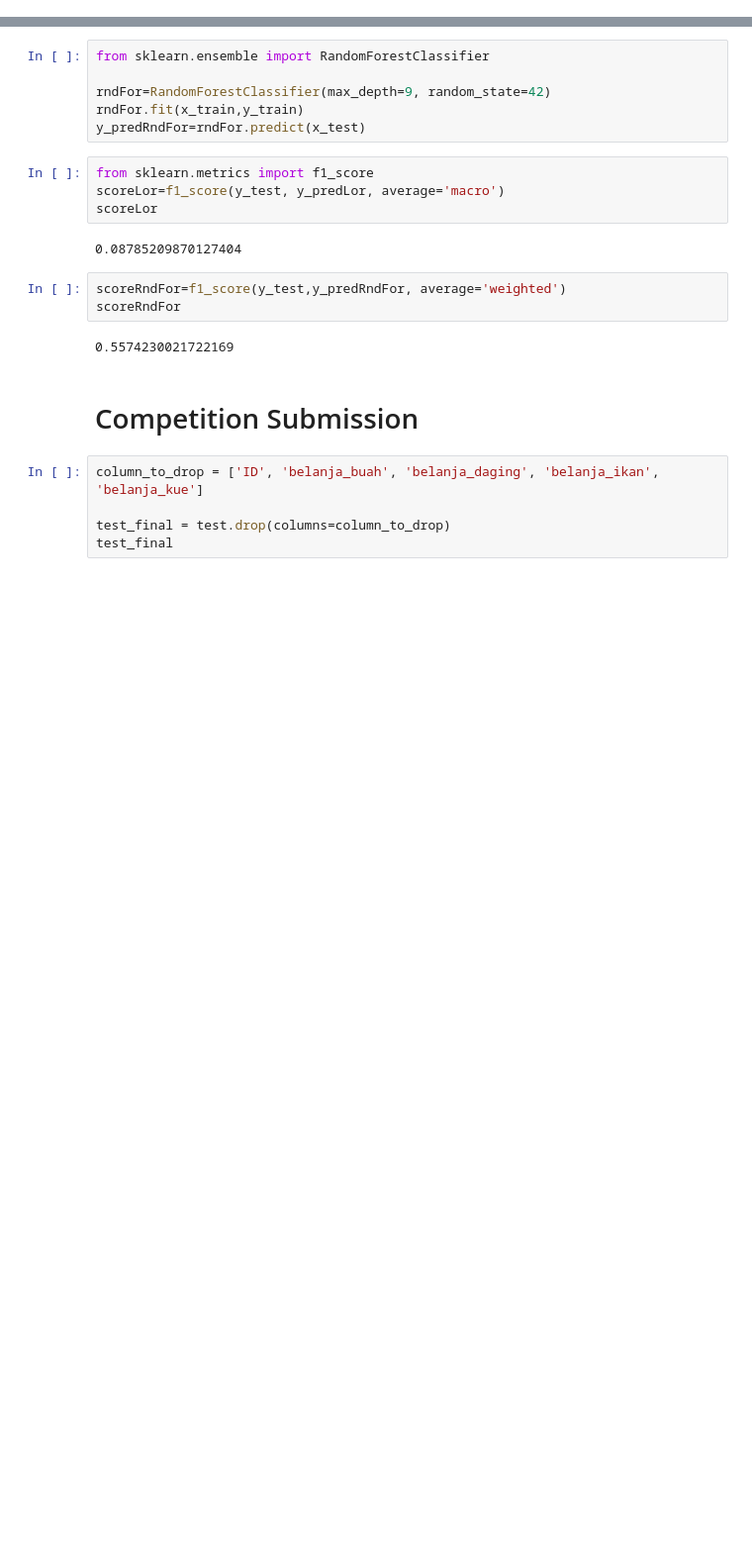
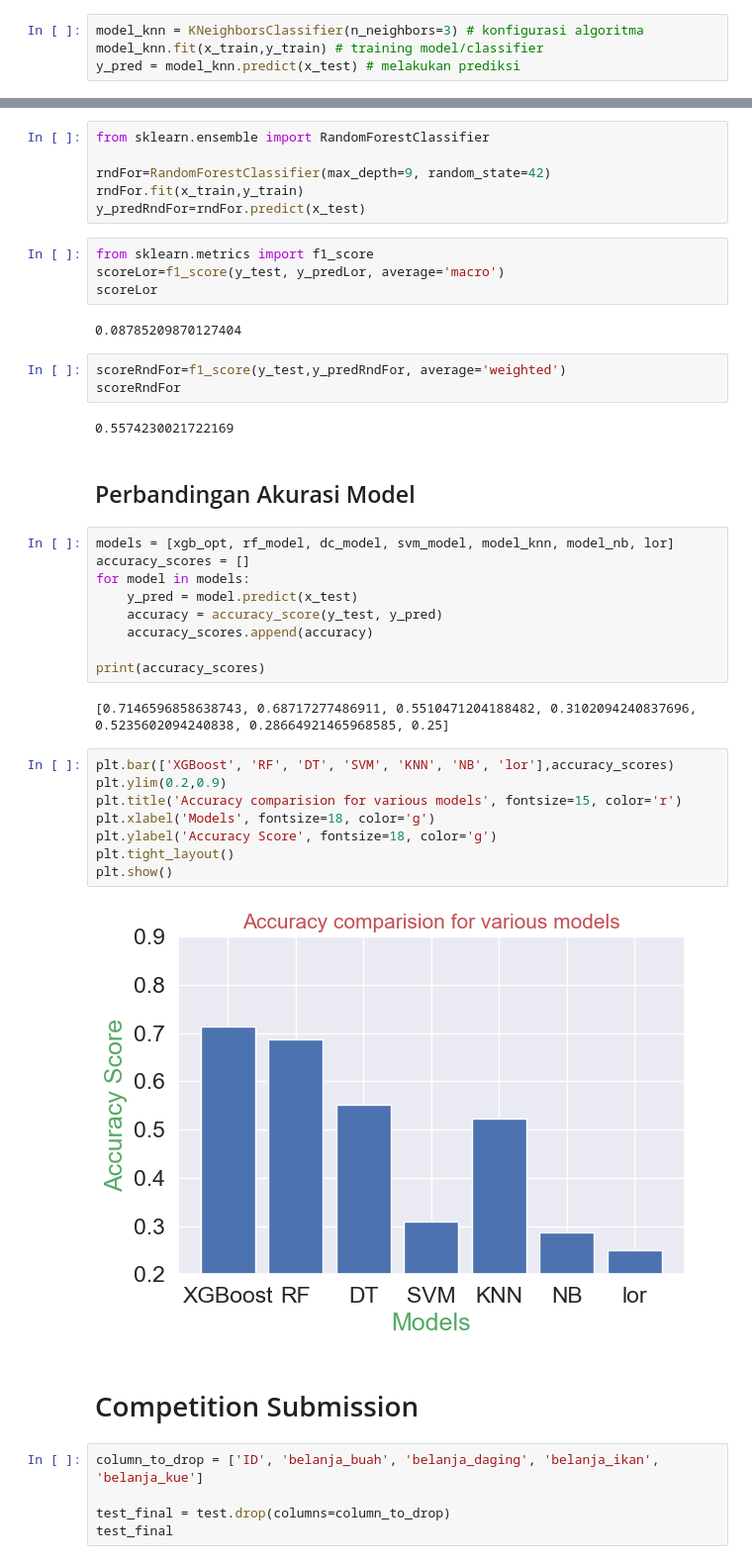
Before and after one commit to triskaaaw/prediction, a Jupyter notebook: prediction_yonita.ipynb, the cells around one changed output, grey strips where cells are left out. Shown at 99% size. Cells and saved outputs as stored; diff of their text form; blank space fills up the shorter version.

```diff
--- a/prediction_yonita.ipynb
+++ b/prediction_yonita.ipynb
@@ -1213,0 +1188,4 @@ Laporan Klasifikasi KNN:
+# %%
+model_knn = KNeighborsClassifier(n_neighbors=3) # konfigurasi algoritma
+model_knn.fit(x_train,y_train) # training model/classifier
+y_pred = model_knn.predict(x_test) # melakukan prediksi
@@ -1285,6 +1283,29 @@ scoreRndFor=f1_score(y_test,y_predRndFor, average='weighted')
 scoreRndFor
 # %% [output]
 0.5574230021722169
+# %% [markdown]
+## Perbandingan Akurasi Model
+# %%
+models = [xgb_opt, rf_model, dc_model, svm_model, model_knn, model_nb, lor]
+accuracy_scores = []
+for model in models:
+    y_pred = model.predict(x_test)
+    accuracy = accuracy_score(y_test, y_pred)
+    accuracy_scores.append(accuracy)
+
+print(accuracy_scores)
+# %% [output]
+[0.7146596858638743, 0.68717277486911, 0.5510471204188482, 0.3102094240837696, 0.5235602094240838, 0.28664921465968585, 0.25]
+# %%
+plt.bar(['XGBoost', 'RF', 'DT', 'SVM', 'KNN', 'NB', 'lor'],accuracy_scores)
+plt.ylim(0.2,0.9)
+plt.title('Accuracy comparision for various models', fontsize=15, color='r')
+plt.xlabel('Models', fontsize=18, color='g')
+plt.ylabel('Accuracy Score', fontsize=18, color='g')
+plt.tight_layout()
+plt.show()
+# %% [output]
+[figure, added]
 # %% [markdown]
 # Competition Submission
 # %%
```
Also changed, not shown: parts of 16 cells of this notebook, 1 other file.
